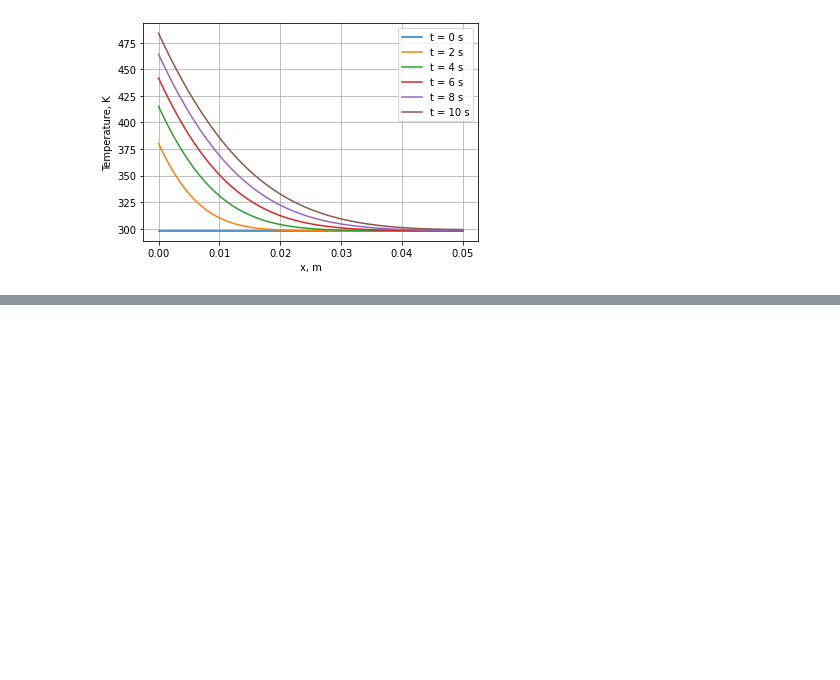
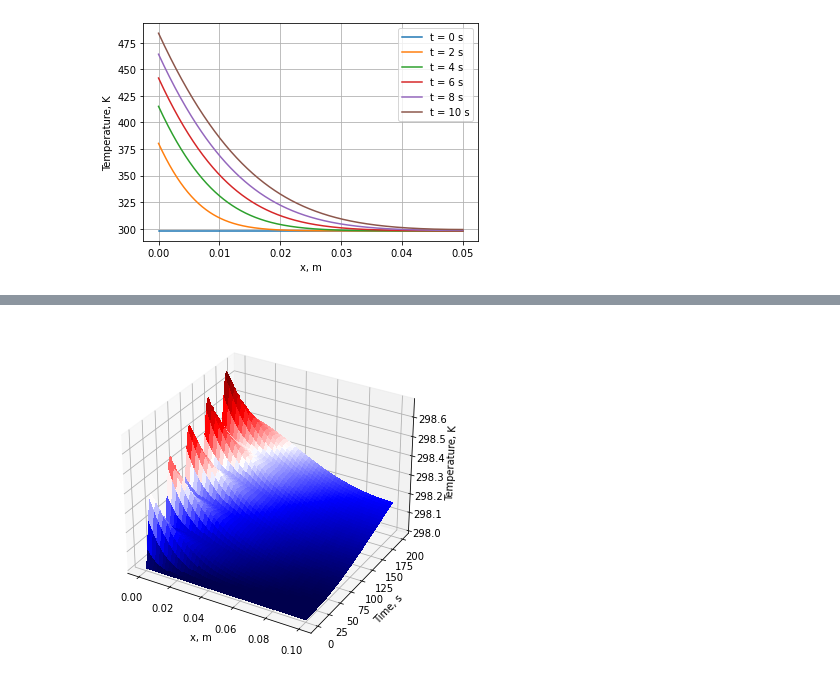
Before and after one commit to NelisW/heatConduction, a Jupyter notebook: 1D-heatflow.ipynb, the cells around one changed output, grey strips where cells are left out. Cells and saved outputs as stored; diff of their text form; code cells hidden in the pictures; blank space fills up the shorter version.

```diff
--- a/1D-heatflow.ipynb
+++ b/1D-heatflow.ipynb
@@ -116,0 +163,27 @@ pp.temperatureDistribution(T, times)
+# %%
+# Boundary conditions
+
+# Planck radiative heat loss
+paras['Do radiative'] = False
+paras['Emissivity'] = 0.8
+
+paras['numberOfTimeStep'] = 1001
+paras['deltaTime'] = 0.2
+paras['penDepth'] = np.sqrt(7.7 * paras['diffusivity'] * paras['deltaTime'] )
+
+# Grid
+paras['length'] = 0.1
+paras['numberOfNode'] = 501
+
+totalTime = paras['numberOfTimeStep']  * paras['deltaTime']
+t = np.linspace(0,totalTime,int(paras['numberOfTimeStep']))
+freq = 0.025
+valueX0 = 1500 * np.sin(2*np.pi*t*freq)
+valueX0 = np.where(valueX0>0,valueX0,0)
+valueXL = 0 * np.ones(t.shape)
+paras['x=0 type'] = 'heatFlux'#'heatFlux' W/m2  or 'fixedTemperature' K
+paras['x=0 value'] = valueX0
+paras['x=L type'] = 'heatFlux'#'heatFlux' W/m2  or 'fixedTemperature' K
+paras['x=L value'] = valueXL
+
+print(paras)
@@ -116,0 +208,6 @@ pp.temperatureDistribution(T, times)
+# %%
+results, cache = hc.solve(paras)
+T = pp.preprocess(paras, results)
+pp.evolutionField(T)
+# %% [output]
+[figure, added]
```
Also changed, not shown: parts of 25 cells of this notebook, 4 other files.
